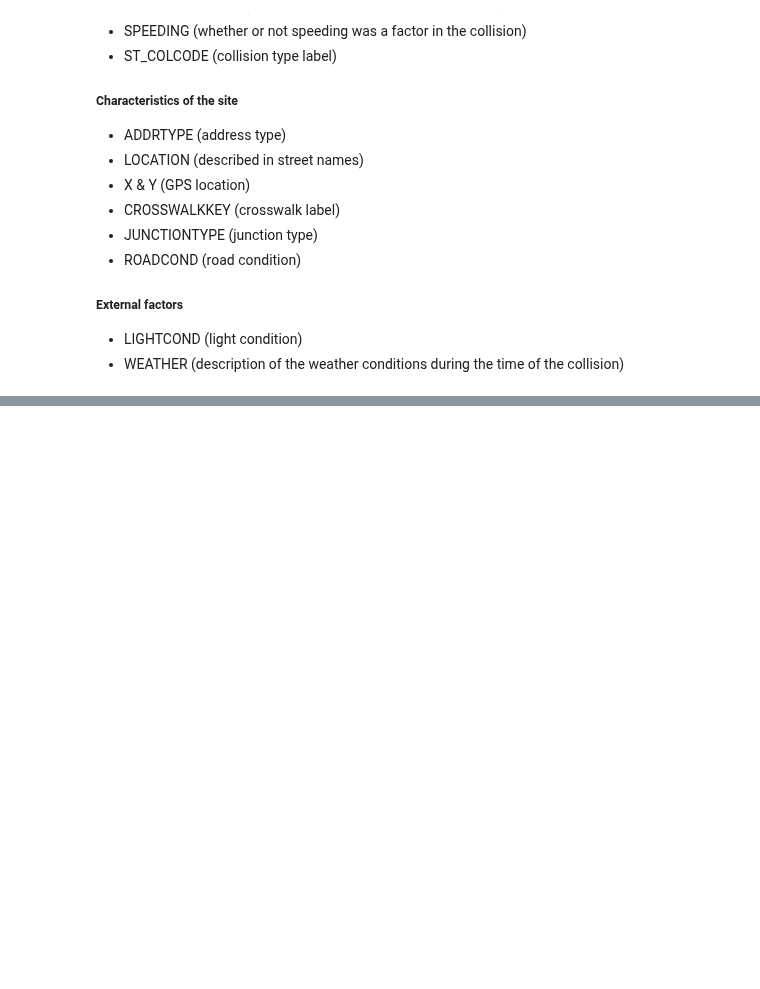
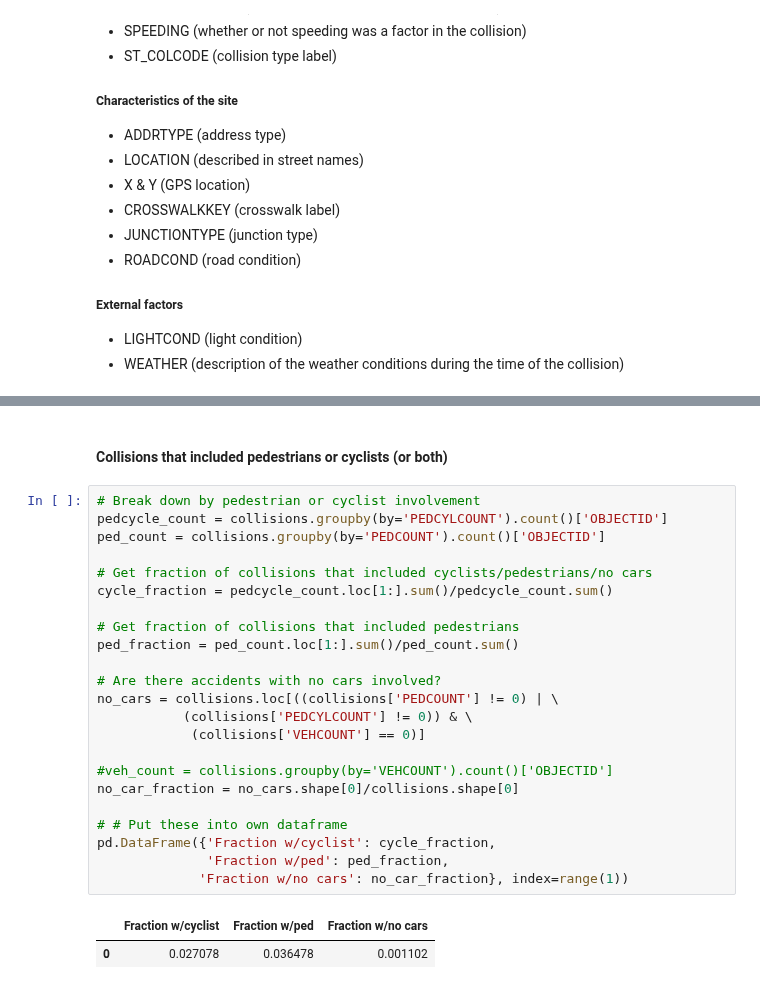
Before and after one commit to DataCircles/traffic_collisions_ml_team1, a Jupyter notebook: notebooks/data_report.ipynb, the cells around one changed output, grey strips where cells are left out. Drawn from its saved outputs; the diff is of its cells as text; blank space fills up the shorter version.

```diff
--- a/notebooks/data_report.ipynb
+++ b/notebooks/data_report.ipynb
@@ -283,0 +406,28 @@ pct_null = (collisions.isna().sum()/collisions.shape[0]).plot(kind='bar',
+# %% [markdown]
+#### Collisions that included pedestrians or cyclists (or both)
+# %%
+# Break down by pedestrian or cyclist involvement
+pedcycle_count = collisions.groupby(by='PEDCYLCOUNT').count()['OBJECTID']
+ped_count = collisions.groupby(by='PEDCOUNT').count()['OBJECTID']
+
+# Get fraction of collisions that included cyclists/pedestrians/no cars
+cycle_fraction = pedcycle_count.loc[1:].sum()/pedcycle_count.sum()
+
+# Get fraction of collisions that included pedestrians
+ped_fraction = ped_count.loc[1:].sum()/ped_count.sum()
+
+# Are there accidents with no cars involved?
+no_cars = collisions.loc[((collisions['PEDCOUNT'] != 0) | \
+           (collisions['PEDCYLCOUNT'] != 0)) & \
+            (collisions['VEHCOUNT'] == 0)]
+
+#veh_count = collisions.groupby(by='VEHCOUNT').count()['OBJECTID']
+no_car_fraction = no_cars.shape[0]/collisions.shape[0]
+
+# # Put these into own dataframe
+pd.DataFrame({'Fraction w/cyclist': cycle_fraction,
+              'Fraction w/ped': ped_fraction,
+             'Fraction w/no cars': no_car_fraction}, index=range(1))
+# %% [output]
+|  | Fraction w/cyclist | Fraction w/ped | Fraction w/no cars |
+| 0 | 0.027078 | 0.036478 | 0.001102 |
```
Also changed, not shown: parts of 10 cells of this notebook, 1 other file.
